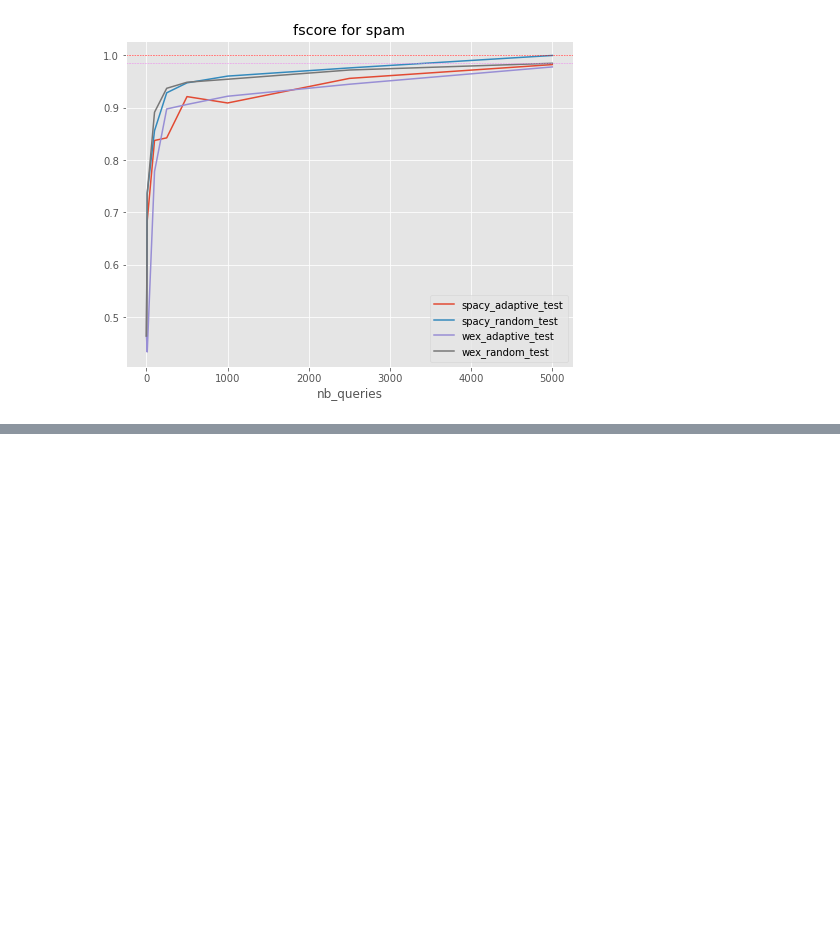
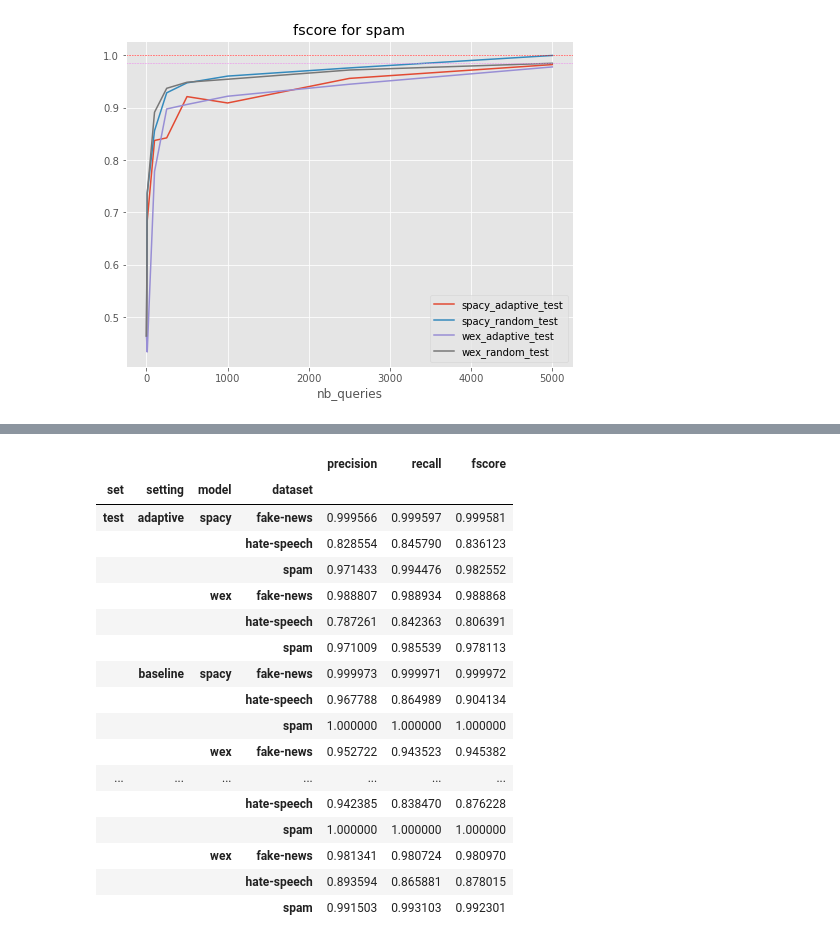
Before and after one commit to freecraver/nlp-stealing, a Jupyter notebook: eval.ipynb, the cells around one changed output, grey strips where cells are left out. Saved outputs shown, nothing was run; the diff lists cells and outputs as text; code cells hidden in the pictures; blank space fills up the shorter version.

```diff
--- a/eval.ipynb
+++ b/eval.ipynb
@@ -171,0 +284,21 @@ for use_case in df_eval.dataset.unique().tolist():
+# %%
+df_eval.groupby(['set', 'setting', 'model', 'dataset'])[['precision', 'recall', 'fscore']].max()
+# %% [output]
+|  |  |  |  | precision | recall | fscore |
+| set | setting | model | dataset |  |  |  |
+| test | adaptive | spacy | fake-news | 0.999566 | 0.999597 | 0.999581 |
+|  |  |  | hate-speech | 0.828554 | 0.845790 | 0.836123 |
+|  |  |  | spam | 0.971433 | 0.994476 | 0.982552 |
+|  |  | wex | fake-news | 0.988807 | 0.988934 | 0.988868 |
+|  |  |  | hate-speech | 0.787261 | 0.842363 | 0.806391 |
+|  |  |  | spam | 0.971009 | 0.985539 | 0.978113 |
+|  | baseline | spacy | fake-news | 0.999973 | 0.999971 | 0.999972 |
+|  |  |  | hate-speech | 0.967788 | 0.864989 | 0.904134 |
+|  |  |  | spam | 1.000000 | 1.000000 | 1.000000 |
+|  |  | wex | fake-news | 0.952722 | 0.943523 | 0.945382 |
+| ... | ... | ... | ... | ... | ... | ... |
+|  |  |  | hate-speech | 0.942385 | 0.838470 | 0.876228 |
+|  |  |  | spam | 1.000000 | 1.000000 | 1.000000 |
+|  |  | wex | fake-news | 0.981341 | 0.980724 | 0.980970 |
+|  |  |  | hate-speech | 0.893594 | 0.865881 | 0.878015 |
+|  |  |  | spam | 0.991503 | 0.993103 | 0.992301 |
```
Also changed, not shown: parts of 9 cells of this notebook.
